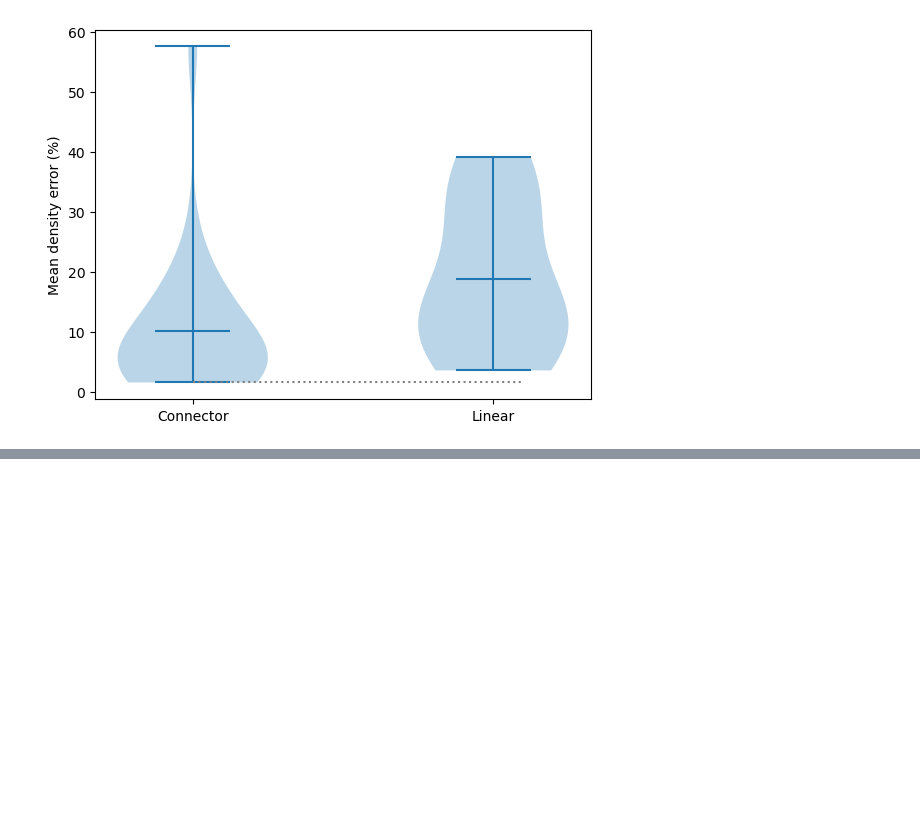
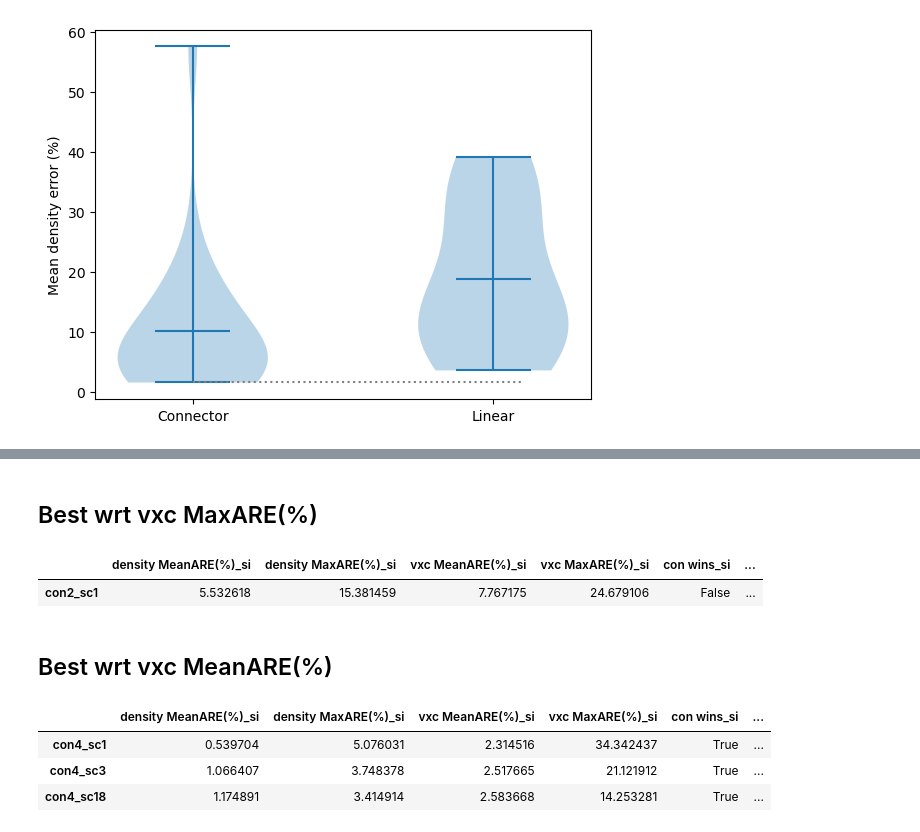
Before and after one commit to aouinaayoub/connector, a Jupyter notebook: fxc_connector-24-01.ipynb, the cells around one changed output, grey strips where cells are left out. Drawn from its saved outputs; the diff is of its cells as text; code cells hidden in the pictures; blank space fills up the shorter version.

```diff
--- a/fxc_connector-24-01.ipynb
+++ b/fxc_connector-24-01.ipynb
@@ -429,0 +503,18 @@ plt.hlines(nacl_analyse.dens_vxc_error_data[nacl_analyse.dens_vxc_error_data["ty
+# %% [markdown]
+## Best wrt vxc MaxARE(%)
+# %%
+
+best["vxc MaxARE(%)"]
+# %% [output]
+|  | density MeanARE(%)_si | density MaxARE(%)_si | vxc MeanARE(%)_si | vxc MaxARE(%)_si | con wins_si | ... |
+| con2_sc1 | 5.532618 | 15.381459 | 7.767175 | 24.679106 | False | ... |
+# %% [markdown]
+## Best wrt vxc MeanARE(%)
+# %%
+
+best["vxc MeanARE(%)"]
+# %% [output]
+|  | density MeanARE(%)_si | density MaxARE(%)_si | vxc MeanARE(%)_si | vxc MaxARE(%)_si | con wins_si | ... |
+| con4_sc1 | 0.539704 | 5.076031 | 2.314516 | 34.342437 | True | ... |
+| con4_sc3 | 1.066407 | 3.748378 | 2.517665 | 21.121912 | True | ... |
+| con4_sc18 | 1.174891 | 3.414914 | 2.583668 | 14.253281 | True | ... |
```
Also changed, not shown: parts of 10 cells of this notebook.
